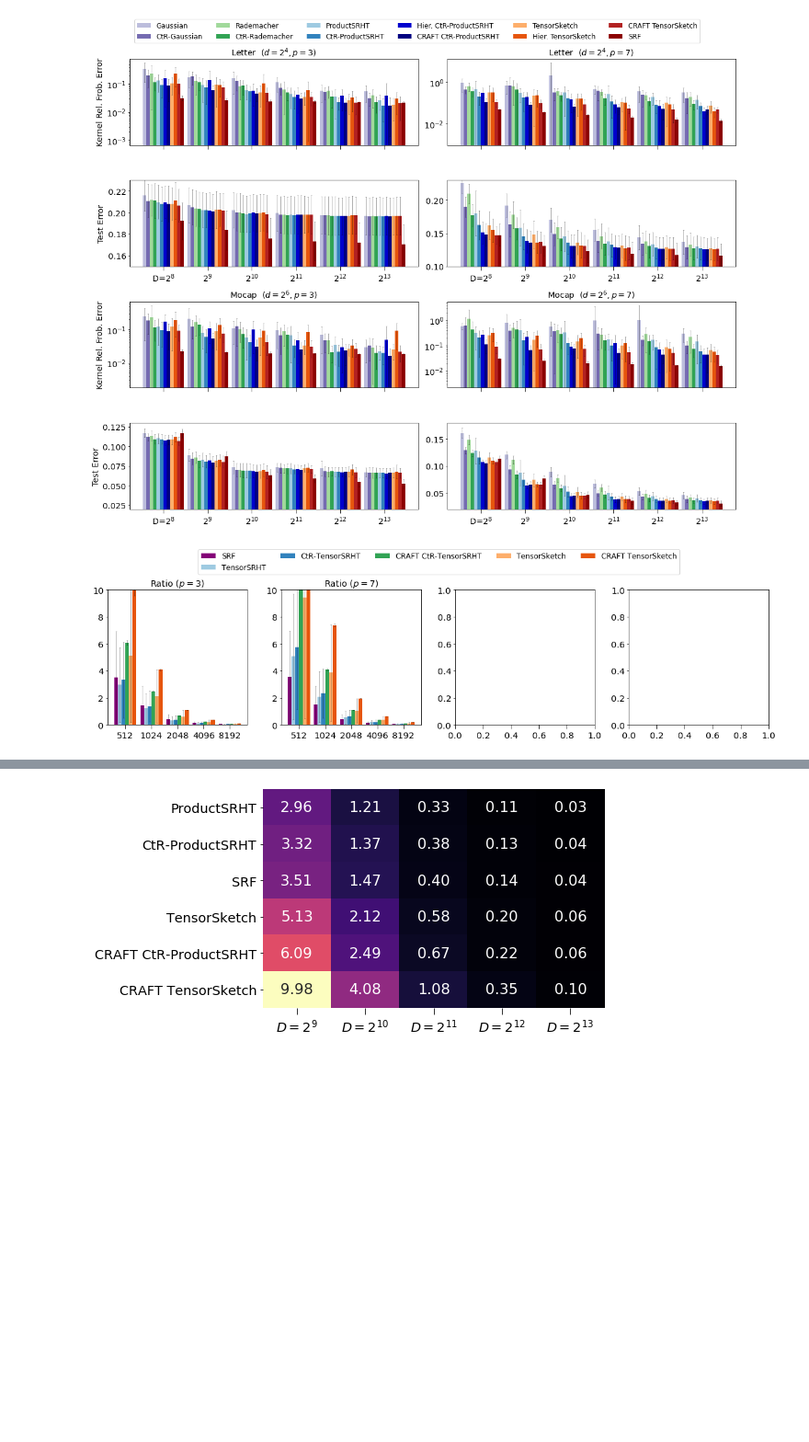
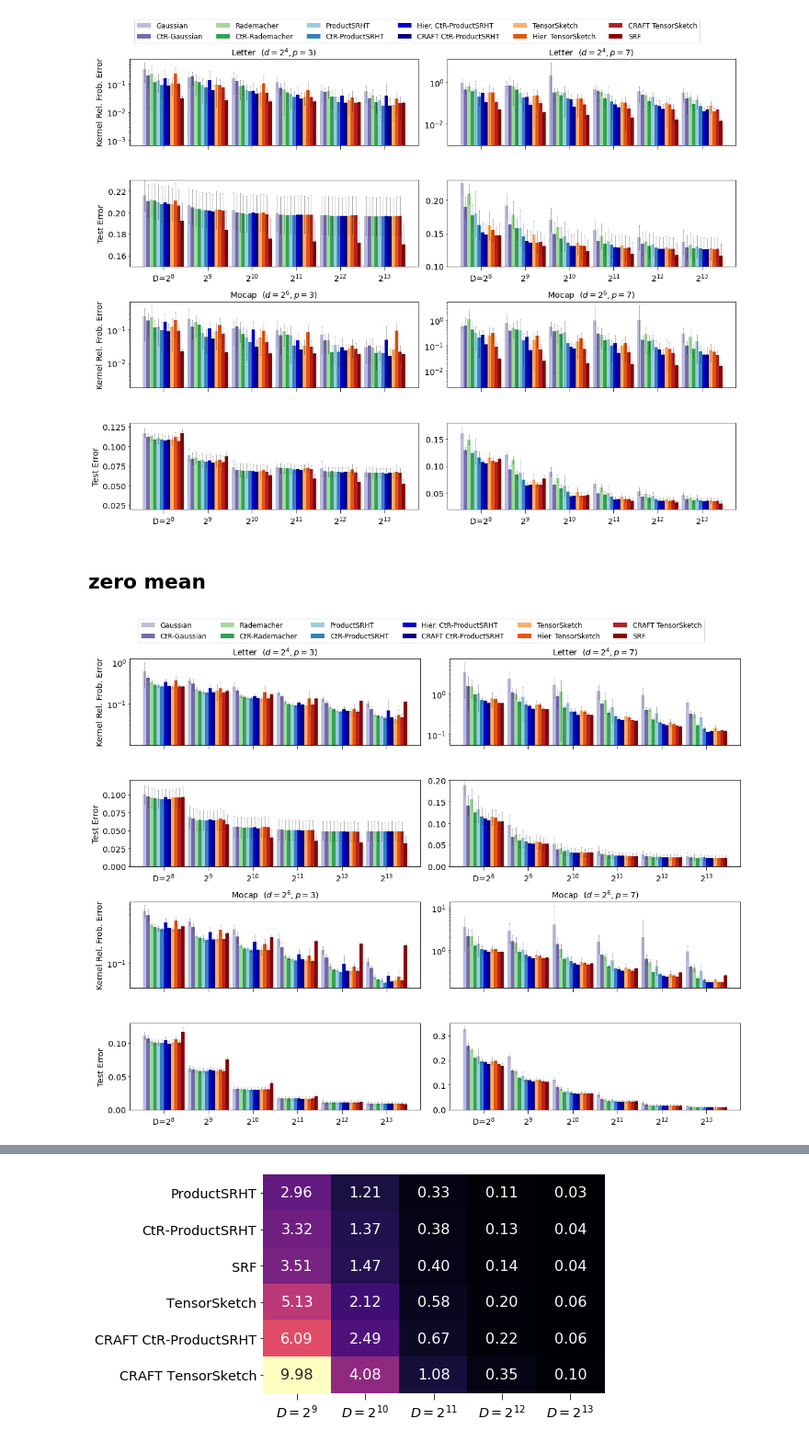
Before and after one commit to joneswack/dp-rfs, a Jupyter notebook: notebooks/bar-plot-visualization.ipynb, the cells around one changed output, grey strips where cells are left out. Shown at 92% size. Saved outputs shown, nothing was run; the diff lists cells and outputs as text; code cells hidden in the pictures; blank space fills up the shorter version.

```diff
--- a/notebooks/bar-plot-visualization.ipynb
+++ b/notebooks/bar-plot-visualization.ipynb
@@ -979,26 +981,41 @@ plt.savefig('../figures/letter_mocap_big_big.pdf', dpi=300, bbox_extra_artists=(
 plt.show()
 # %% [output]
 [figure]
-# %%
-csv_files = [
-    '../csv/poly3_approx_ctr/MNIST_d1024_n70000.csv',
-    '../csv/poly7_approx_ctr/MNIST_d1024_n70000.csv',
-#     '../csv/poly10_approx/FashionMNIST_d1024_n70000.csv',
-#     '../csv/poly20_approx/FashionMNIST_d1024_n70000.csv'
-]
-
-fig, axes = plt.subplots(ncols=4, nrows=1, figsize=(16, 4))
-plot_csv(axes[0], csv_files[0], configs, error_field='feature_train_ratio', y_lim=(0.00, 10), title='Ratio $(p=3)$')
-plot_csv(axes[1], csv_files[1], configs, error_field='feature_train_ratio', y_lim=(0.00, 10), title='Ratio $(p=7)$')
-# plot_csv(axes[2], csv_files[1], configs, error_field='feature_time', y_lim=(0.00, 2), title='Kernel Rel. Frob. Error $(p=7)$')
-# plot_csv(axes[3], csv_files[1], configs, error_field='pred_time', y_lim=(0.00, 16), title='Downstream Test Error $(p=7)$')
-
-handles, labels = axes[0].get_legend_handles_labels()
-#axes[0].legend()
-
-plt.tight_layout()
-legend = plt.figlegend(handles=handles, labels=labels, loc='upper center', ncol=5, bbox_to_anchor = (0,0.3,1.01,0.85), bbox_transform=plt.gcf().transFigure)
-# plt.savefig('../figures/defense_rad_vs_gaus_vs_srht_ctr_ts_cm.pdf', dpi=300, bbox_extra_artists=(legend,), bbox_inches='tight') #
-plt.show()
-# %% [output]
-[figure, removed]
+# %% [markdown]
+## zero mean
+# %%
+csv_files = [
+    '../csv/poly3_approx_ctr_craft_hier_0mean/Letter_d16_n20000.csv',
+    '../csv/poly7_approx_ctr_craft_hier_0mean/Letter_d16_n20000.csv',
+    '../csv/poly3_approx_ctr_craft_hier_0mean/Mocap_d64_n78095.csv',
+    '../csv/poly7_approx_ctr_craft_hier_0mean/Mocap_d64_n78095.csv'
+]
+
+Ds = [2**i for i in range(8,14)] # 15
+D_labels = [r'D=$2^8$', r'$2^9$', r'$2^{10}$', r'$2^{11}$', r'$2^{12}$', r'$2^{13}$']
+
+fig, axes = plt.subplots(ncols=2, nrows=4, figsize=(16, 12))
+
+# MNIST
+# y_lim=(0, 0.5)
+# y_lim=(0, 1.0)
+plot_csv(axes[0,0], csv_files[0], configs, Ds, D_labels, error_field='k_rel_frob_error', logscale=True, title='Letter  $(d=2^{4}, p=3)$', x_axis=False, ylabel='Kernel Rel. Frob. Error')
+plot_csv(axes[0,1], csv_files[1], configs, Ds, D_labels, error_field='k_rel_frob_error', logscale=True, title='Letter  $(d=2^{4}, p=7)$', x_axis=False)
+plot_csv(axes[1,0], csv_files[0], configs, Ds, D_labels, error_field='test_error', y_lim=(0, 0.12), title='', ylabel='Test Error')
+plot_csv(axes[1,1], csv_files[1], configs, Ds, D_labels, error_field='test_error', y_lim=(0, 0.2), title='')
+
+# CIFAR-10
+plot_csv(axes[2,0], csv_files[2], configs, Ds, D_labels, error_field='k_rel_frob_error', logscale=True, title='Mocap  $(d=2^6, p=3)$', x_axis=False, ylabel='Kernel Rel. Frob. Error')
+plot_csv(axes[2,1], csv_files[3], configs, Ds, D_labels, error_field='k_rel_frob_error', logscale=True, title='Mocap  $(d=2^6, p=7)$', x_axis=False)
+plot_csv(axes[3,0], csv_files[2], configs, Ds, D_labels, error_field='test_error', y_lim=(0, 0.13), title='', ylabel='Test Error')
+plot_csv(axes[3,1], csv_files[3], configs, Ds, D_labels, error_field='test_error', y_lim=(0, 0.35), title='')
+
+handles, labels = axes[0,0].get_legend_handles_labels()
+#axes[0].legend()
+
+plt.tight_layout()
+legend = plt.figlegend(handles=handles, labels=labels, loc='upper center', ncol=6, bbox_to_anchor = (0,0.2,1.01,0.85), bbox_transform=plt.gcf().transFigure)
+plt.savefig('../figures/letter_mocap_0mean_big_big.pdf', dpi=300, bbox_extra_artists=(legend,), bbox_inches='tight') #
+plt.show()
+# %% [output]
+[figure, added]
```
Also changed, not shown: parts of 6 cells of this notebook, 13 other files.
